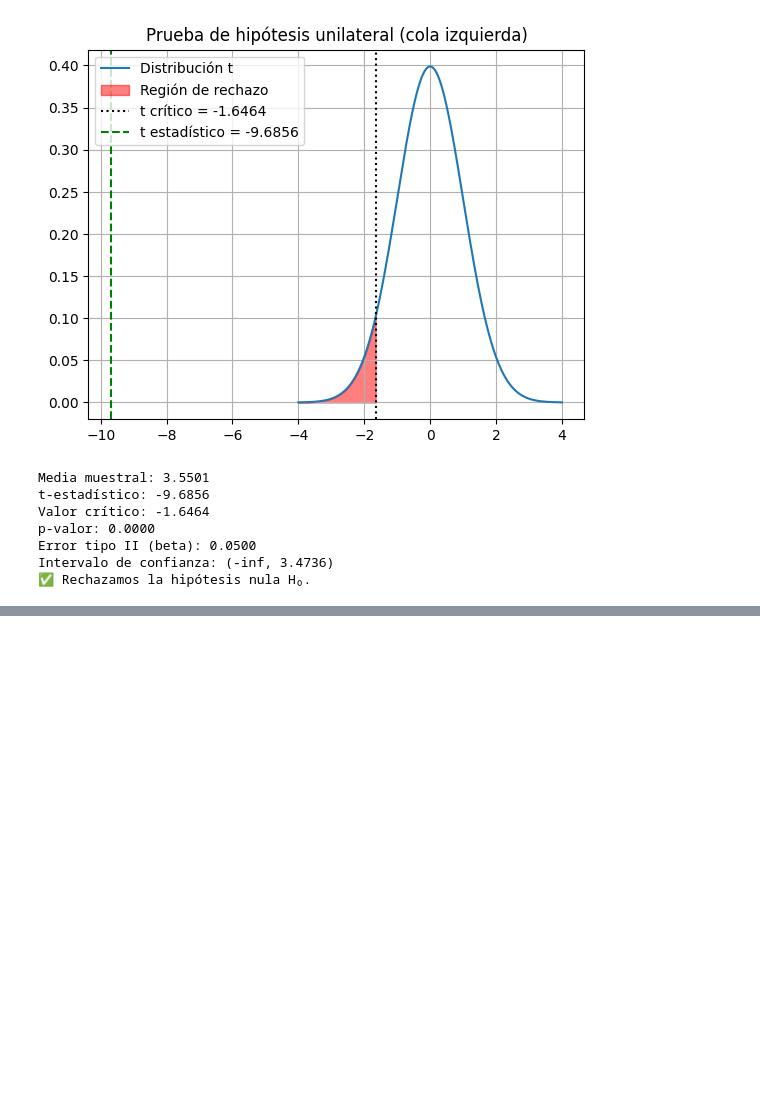
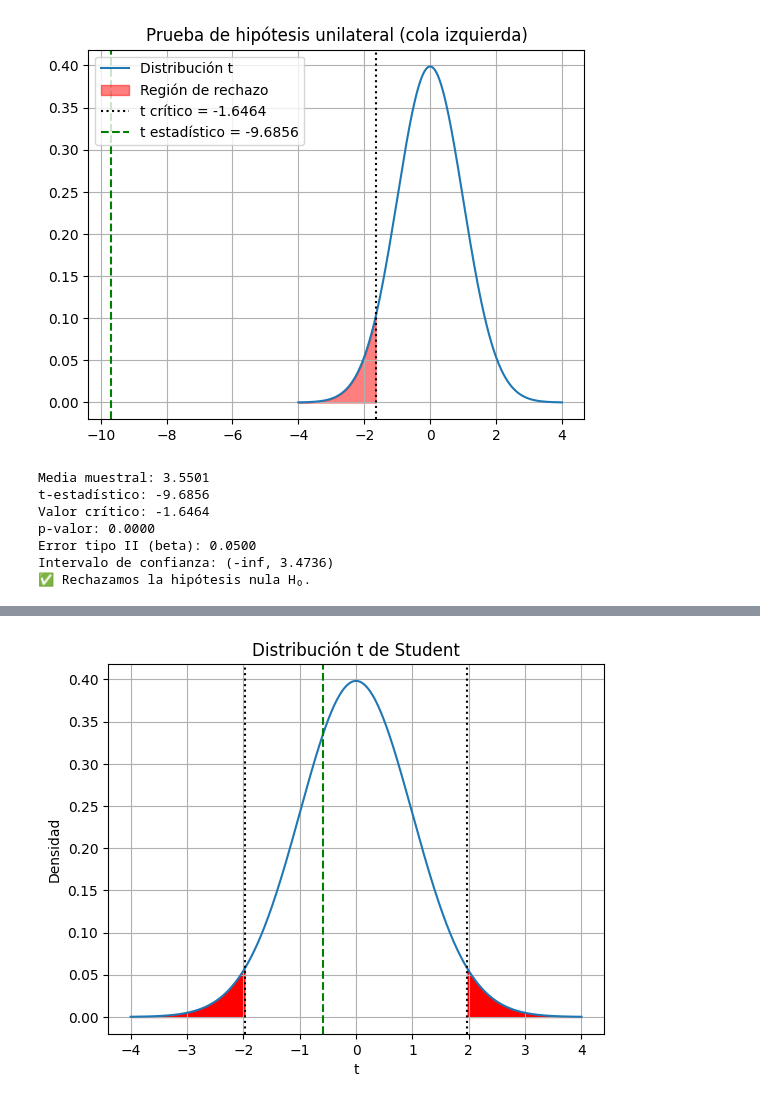
Before and after one commit to Jeymar06/ProyectoEstadisticaII, a Jupyter notebook: ProyectoEstadisticaII.ipynb, the cells around one changed output, grey strips where cells are left out. Saved outputs shown, nothing was run; the diff lists cells and outputs as text; code cells hidden in the pictures; blank space fills up the shorter version.

Commit message:
Prueba de hipotesis de una y dos muestras.

```diff
--- a/ProyectoEstadisticaII.ipynb
+++ b/ProyectoEstadisticaII.ipynb
@@ -733,0 +776,94 @@ Intervalo de confianza: (-inf, 3.4736)
+# %%
+# Paso 1: Importar librerías necesarias
+import pandas as pd
+import numpy as np
+import matplotlib.pyplot as plt
+from scipy.stats import t, nct
+
+# Paso 2: Cargar el dataset desde GitHub
+github_dataset_url = 'https://raw.githubusercontent.com/Jeymar06/ProyectoEstadisticaII/refs/heads/main/student_habits_performance.csv'
+df = pd.read_csv(github_dataset_url)
+
+# Filtrar solo estudiantes cuyo nivel educativo de los padres es "master"
+df_master = df[df['parental_education_level'].str.lower() == 'master']
+
+# Dividir los datos por género
+hombres = df_master[df_master['gender'] == 'Male']['study_hours_per_day']
+mujeres = df_master[df_master['gender'] == 'Female']['study_hours_per_day']
+
+# Paso 4: Definir la función de prueba de hipótesis (la que tú proporcionaste)
+def prueba_hipotesis_dos_muestras_varianza_desconocida_iguales(muestra1, muestra2, mu_diff_0, alpha, cola, x1_sup, x2_sup):
+    """Prueba de hipótesis para dos muestras con varianzas desconocidas pero iguales."""
+
+    n1 = len(muestra1)
+    n2 = len(muestra2)
+    x1_barra = np.mean(muestra1)
+    x2_barra = np.mean(muestra2)
+    s1 = np.std(muestra1, ddof=1)
+    s2 = np.std(muestra2, ddof=1)
+
+    # Varianza agrupada
+    s_p = np.sqrt(((n1 - 1) * s1**2 + (n2 - 1) * s2**2) / (n1 + n2 - 2))
+
+    # Estadístico t
+    t_estadistico = (x1_barra - x2_barra - mu_diff_0) / (s_p * np.sqrt(1/n1 + 1/n2))
+    grados_libertad = n1 + n2 - 2
+
+    x = np.linspace(-4, 4, 1000)
+    y = t.pdf(x, grados_libertad)
+
+    if cola == 'inf':
+        t_critico = t.ppf(alpha, grados_libertad)
+        p = t.cdf(t_estadistico, grados_libertad)
+        delta = ((x1_sup - x2_sup) - mu_diff_0) / (s_p * np.sqrt(1/n1 + 1/n2))
+        beta = nct.cdf(t_critico, grados_libertad, delta)
+        cota_superior = (x1_barra - x2_barra) + t_critico * (s_p * np.sqrt(1/n1 + 1/n2))
+        cota_inferior = float('-inf')
+    elif cola == 'sup':
+        t_critico = t.ppf(1 - alpha, grados_libertad)
+        p = 1 - t.cdf(t_estadistico, grados_libertad)
+        delta = ((x1_sup - x2_sup) - mu_diff_0) / (s_p * np.sqrt(1/n1 + 1/n2))
+        beta = 1 - nct.cdf(t_critico, grados_libertad, delta)
+        cota_superior = float('inf')
+        cota_inferior = (x1_barra - x2_barra) - t_critico * (s_p * np.sqrt(1/n1 + 1/n2))
+    elif cola == 'dos':
+        t_critico = t.ppf(1 - alpha/2, grados_libertad)
+        p = 2 * (1 - t.cdf(abs(t_estadistico), grados_libertad))
+        delta = ((x1_sup - x2_sup) - mu_diff_0) / (s_p * np.sqrt(1/n1 + 1/n2))
+        beta = nct.cdf(t_critico, grados_libertad, delta) - nct.cdf(-t_critico, grados_libertad, delta)
+        cota_superior = (x1_barra - x2_barra) + t_critico * (s_p * np.sqrt(1/n1 + 1/n2))
+        cota_inferior = (x1_barra - x2_barra) - t_critico * (s_p * np.sqrt(1/n1 + 1/n2))
+
+    # Gráfica
+    plt.plot(x, y)
+    plt.fill_between(x, y, where=(x <= -t_critico), color='red')
+    plt.fill_between(x, y, where=(x >= t_critico), color='red')
+    plt.axvline(-t_critico, color='black', linestyle='dotted')
+    plt.axvline(t_critico, color='black', linestyle='dotted')
+    plt.axvline(t_estadistico, color='green', linestyle='--')
+    plt.title('Distribución t de Student')
+    plt.xlabel('t')
+    plt.ylabel('Densidad')
+    plt.grid(True)
+    plt.show()
+
+    # Resultados
+    print(f't-estadístico: {t_estadistico:.4f}')
+    print(f'p-valor: {p:.4f}')
+    print(f'beta: {beta:.4f}')
+    print(f'intervalo de confianza: ({cota_inferior:.4f}, {cota_superior:.4f})')
+
+    # Interpretación
+    if p < alpha:
+        print('✅ Se rechaza la hipótesis nula: hay diferencia significativa entre las medias.')
+    else:
+        print('❌ No se rechaza la hipótesis nula: no hay diferencia significativa entre las medias.')
+
+
+# Paso 5: Ejecutar la prueba
+prueba_hipotesis_dos_muestras_varianza_desconocida_iguales(
+    hombres, mujeres, mu_diff_0=0, alpha=0.05, cola='dos',
+    x1_sup=hombres.mean(), x2_sup=mujeres.mean()
+)
+# %% [output]
+[figure, added]
```
Also changed, not shown: parts of 7 cells of this notebook.
